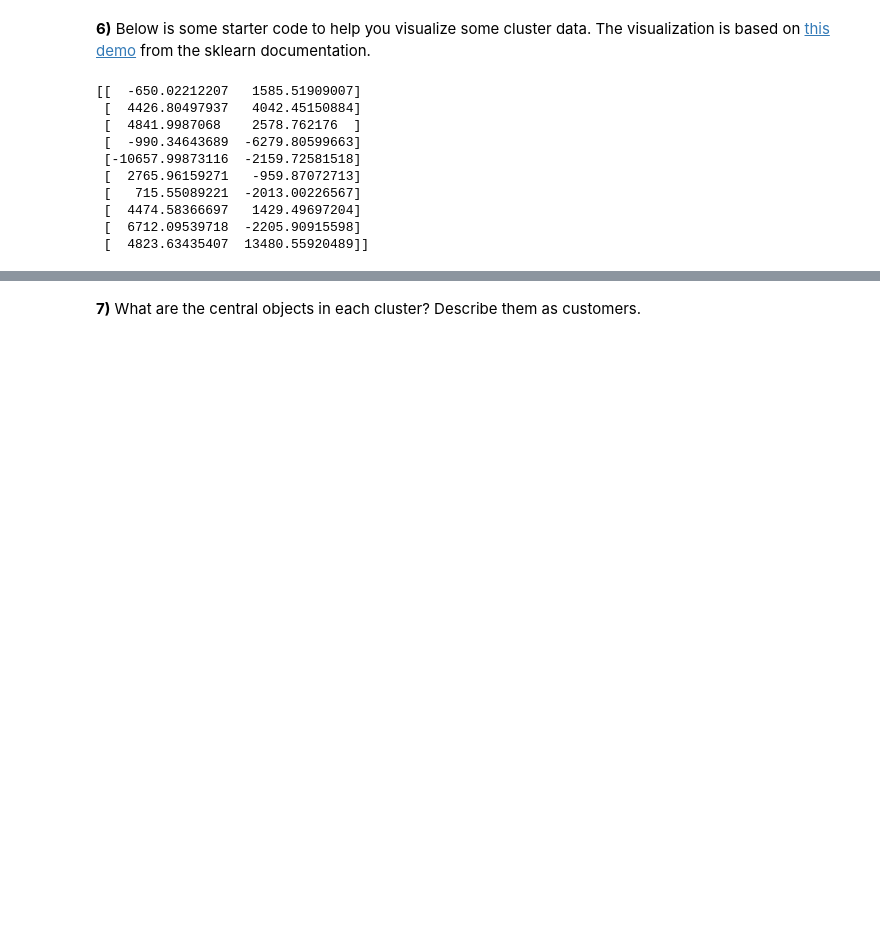
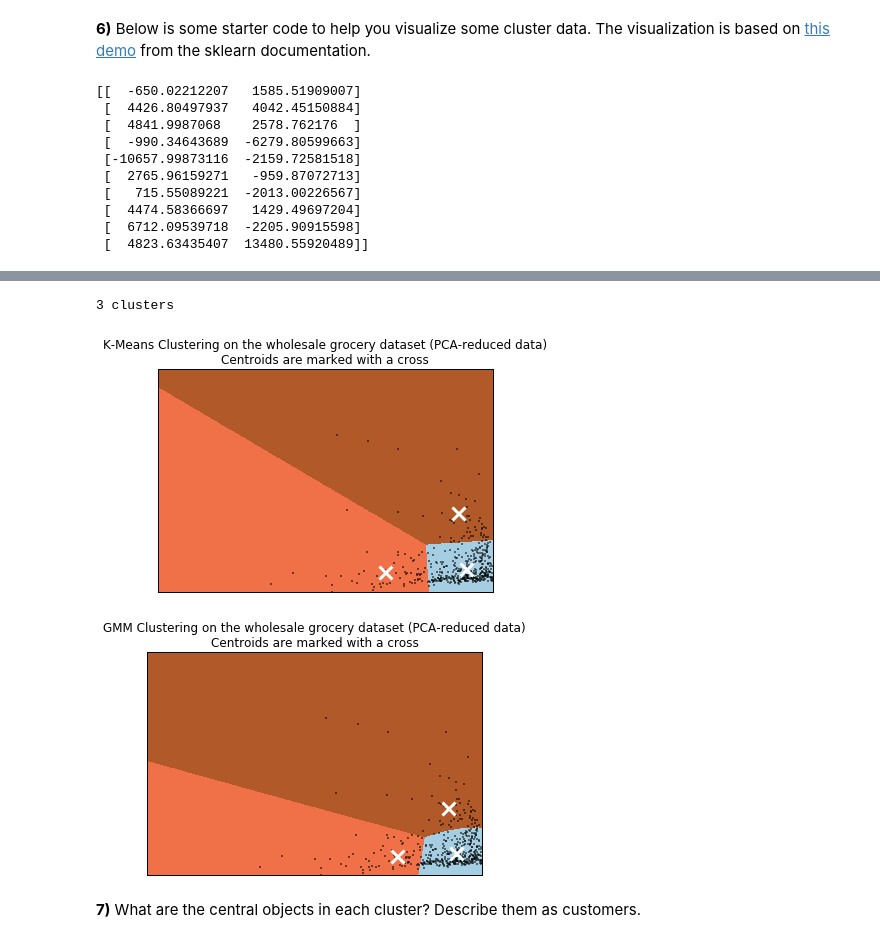
Before and after one commit to reynardmh/mlnd-projects, a Jupyter notebook: p3-customer_segments/customer_segments.ipynb, the cells around one changed output, grey strips where cells are left out. Saved outputs shown, nothing was run; the diff lists cells and outputs as text; code cells hidden in the pictures; blank space fills up the shorter version.

```diff
--- a/p3-customer_segments/customer_segments.ipynb
+++ b/p3-customer_segments/customer_segments.ipynb
@@ -345,3 +355,9 @@ plot_cluster(Z_gmm, centroids_gmm, 'GMM')
+# %%
+fit_and_plot(3)
+# %% [output]
+3 clusters
+[figure, added]
+[figure, added]
 # %% [markdown]
 **7)** What are the central objects in each cluster? Describe them as customers.
 # %% [markdown]
```
Also changed, not shown: parts of 6 cells of this notebook, 3 other files.
